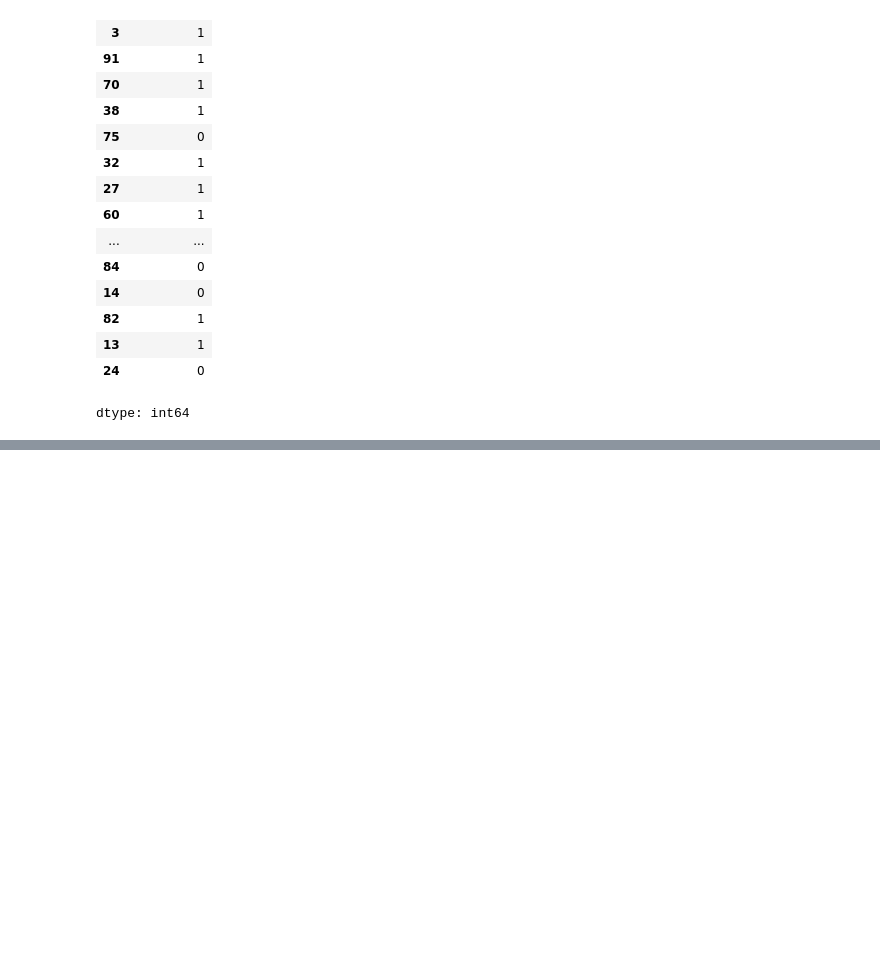
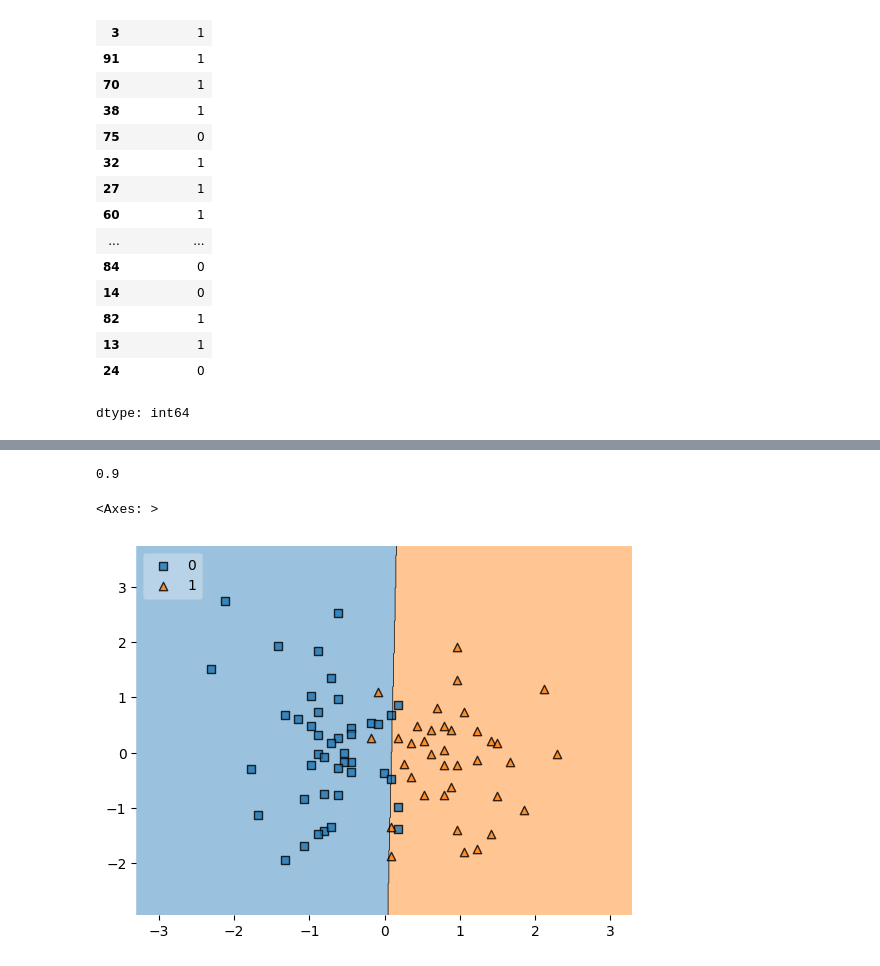
Before and after one commit to Atif-Azmi/Machine-Learning, a Jupyter notebook: class01.ipynb, the cells around one changed output, grey strips where cells are left out. Saved outputs shown, nothing was run; the diff lists cells and outputs as text; code cells hidden in the pictures; blank space fills up the shorter version.

```diff
--- a/class01.ipynb
+++ b/class01.ipynb
@@ -188,0 +190,4 @@ dtype: int64
+# %%
+scalar =StandardScaler()
+# %%
+x_train =scalar.fit_transform(x_train)
@@ -188,0 +242,4 @@ dtype: int64
+# %%
+clf=LogisticRegression()
+# %%
+clf.fit(x_train,y_train)
@@ -188,0 +275,4 @@ dtype: int64
+# %%
+accuracy_score(y_test,y_pred) #correct data,pred data
+# %% [output]
+0.9
@@ -188,0 +281,5 @@ dtype: int64
+# %%
+plot_decision_regions(x_train,y_train.values, clf=clf, legend=2) #age x ya y numpy array me nhi hai then we convert it by .values
+# %% [output]
+<Axes: >
+[figure, added]
```
Also changed, not shown: parts of 13 cells of this notebook.
